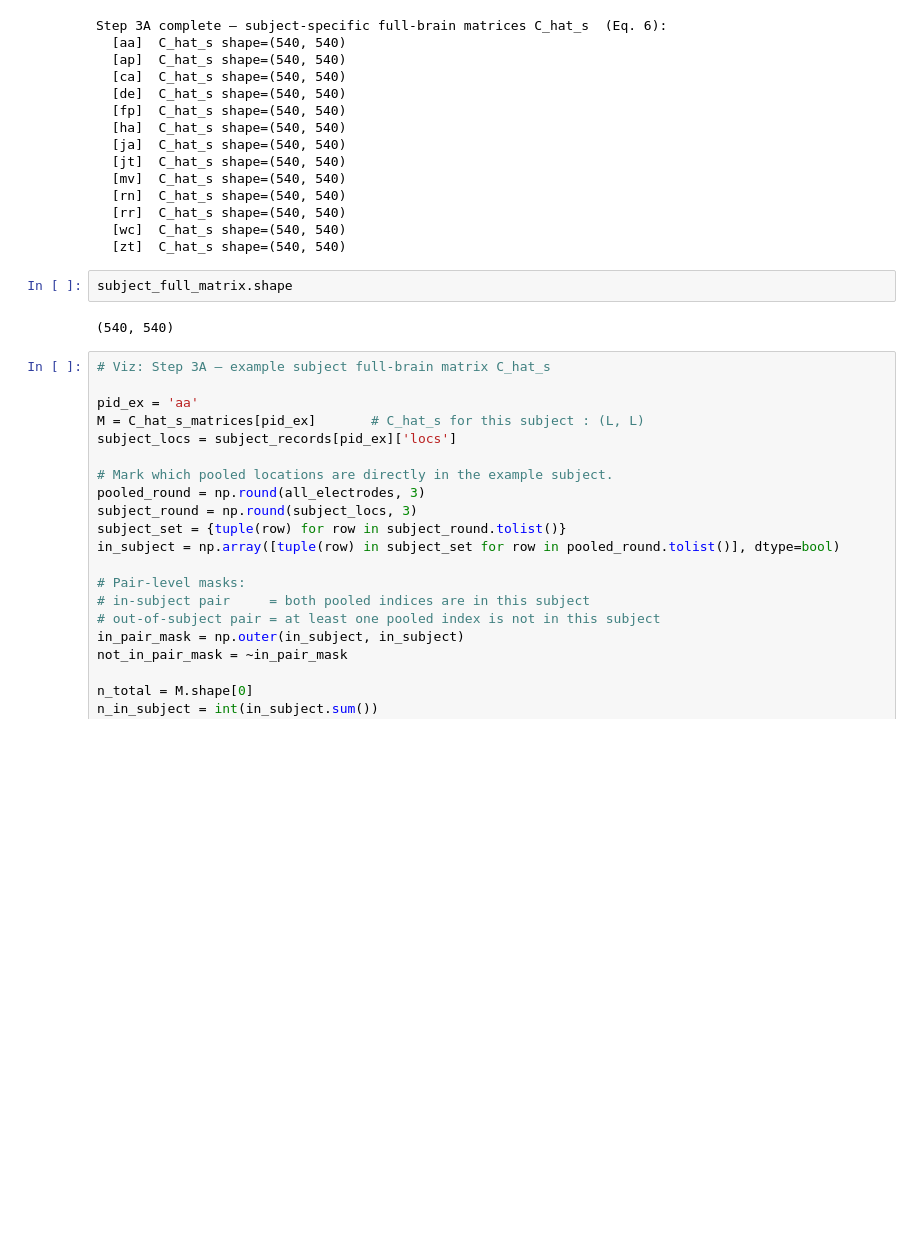
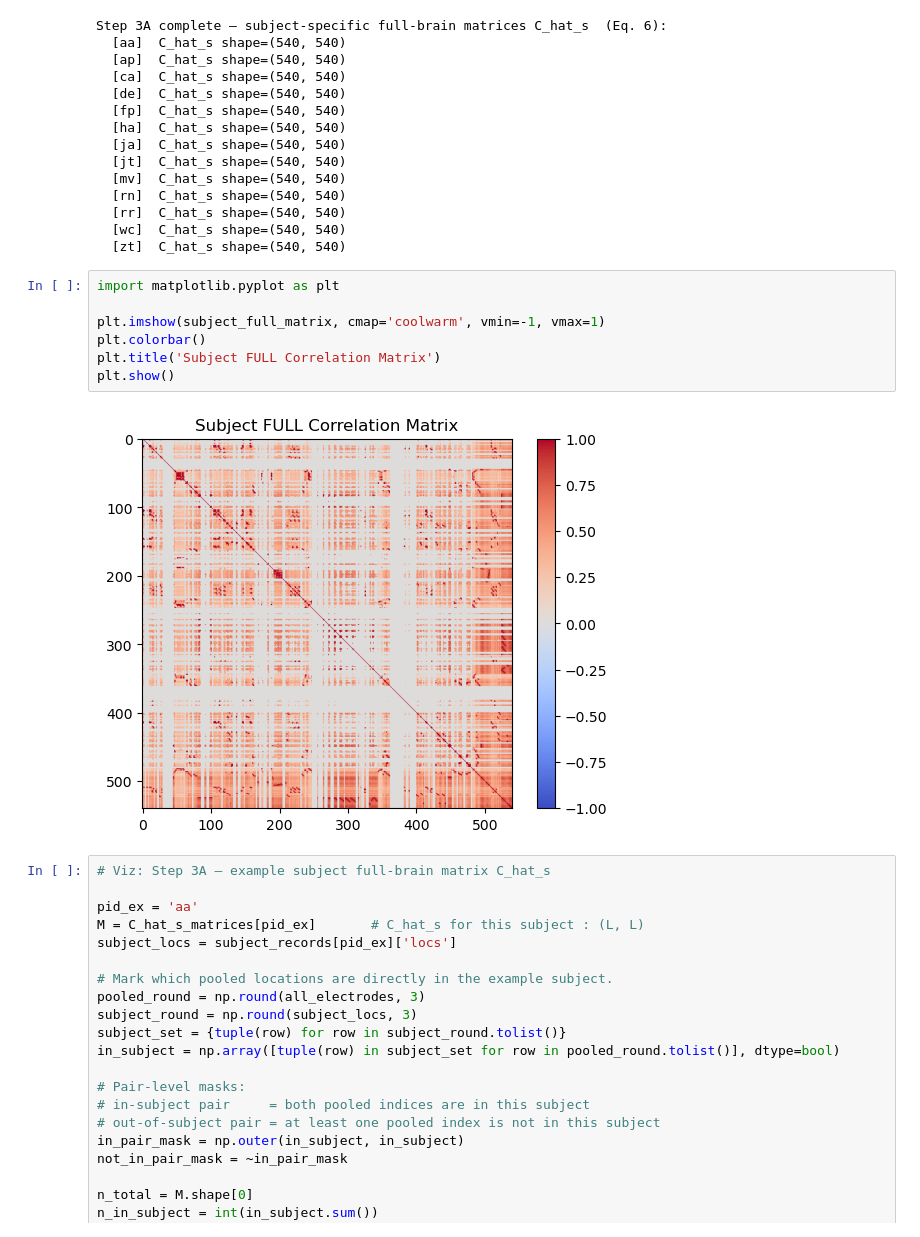
Before and after one commit to NoahWanless/SuperEeg-M467-project, a Jupyter notebook: Electrode_Correlations.ipynb, the cells around one changed output. Cells and saved outputs as stored; diff of their text form; blank space fills up the shorter version.

```diff
--- a/Electrode_Correlations.ipynb
+++ b/Electrode_Correlations.ipynb
@@ -626,9 +626,14 @@ Step 3A complete — subject-specific full-brain matrices C_hat_s  (Eq. 6):
   [wc]  C_hat_s shape=(540, 540)
   [zt]  C_hat_s shape=(540, 540)
 # %%
-subject_full_matrix.shape
+import matplotlib.pyplot as plt
+
+plt.imshow(subject_full_matrix, cmap='coolwarm', vmin=-1, vmax=1)
+plt.colorbar()
+plt.title('Subject FULL Correlation Matrix')
+plt.show()
 # %% [output]
-(540, 540)
+[figure, added]
 # %%
 # Viz: Step 3A — example subject full-brain matrix C_hat_s
 
```
Also changed, not shown: parts of 2 cells of this notebook, 1 other file.
